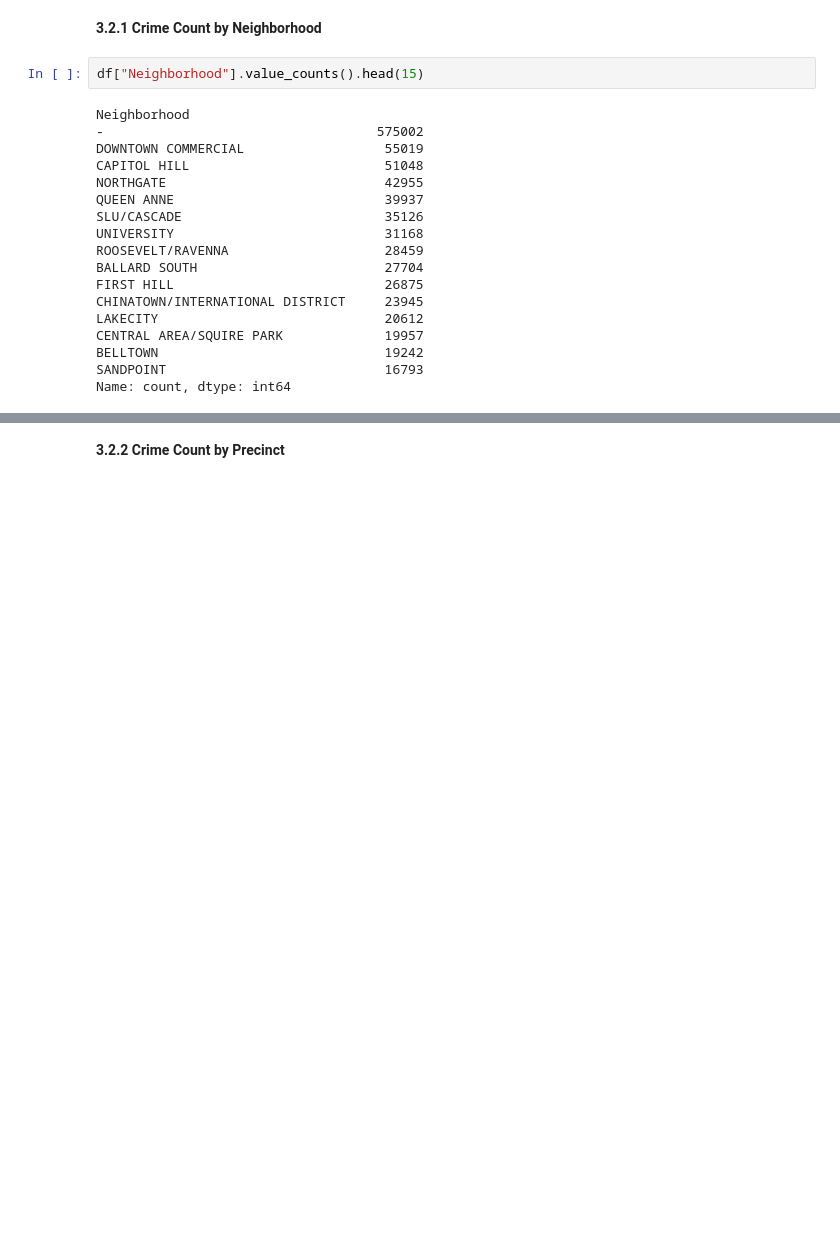
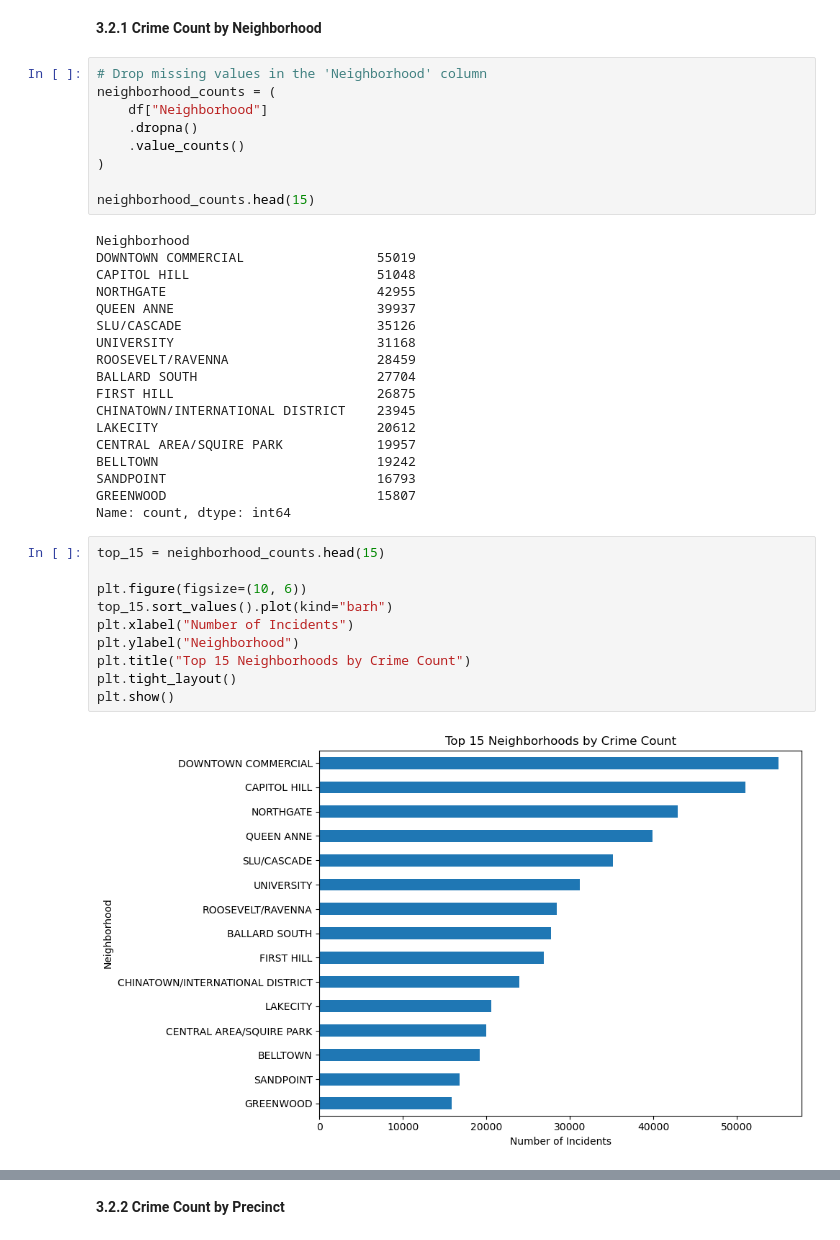
Before and after one commit to iluvcoding123/seattle-crime-clustering, a Jupyter notebook: crime_analysis.ipynb, the cells around one changed output, grey strips where cells are left out. Saved outputs shown, nothing was run; the diff lists cells and outputs as text; blank space fills up the shorter version.

Commit message:
3.2.1 plot

```diff
--- a/crime_analysis.ipynb
+++ b/crime_analysis.ipynb
@@ -299,22 +300,41 @@ Because the block-level address information is both redundant and difficult to e
 # %% [markdown]
 **3.2.1 Crime Count by Neighborhood**
 # %%
-df["Neighborhood"].value_counts().head(15)
+# Drop missing values in the 'Neighborhood' column
+neighborhood_counts = (
+    df["Neighborhood"]
+    .dropna()
+    .value_counts()
+)
+
+neighborhood_counts.head(15)
 # %% [output]
 Neighborhood
--                                   575002
-DOWNTOWN COMMERCIAL                  55019
-CAPITOL HILL                         51048
-NORTHGATE                            42955
-QUEEN ANNE                           39937
-SLU/CASCADE                          35126
-UNIVERSITY                           31168
-ROOSEVELT/RAVENNA                    28459
-BALLARD SOUTH                        27704
-FIRST HILL                           26875
-CHINATOWN/INTERNATIONAL DISTRICT     23945
-LAKECITY                             20612
-CENTRAL AREA/SQUIRE PARK             19957
-BELLTOWN                             19242
-SANDPOINT                            16793
+DOWNTOWN COMMERCIAL                 55019
+CAPITOL HILL                        51048
+NORTHGATE                           42955
+QUEEN ANNE                          39937
+SLU/CASCADE                         35126
+UNIVERSITY                          31168
+ROOSEVELT/RAVENNA                   28459
+BALLARD SOUTH                       27704
+FIRST HILL                          26875
+CHINATOWN/INTERNATIONAL DISTRICT    23945
+LAKECITY                            20612
+CENTRAL AREA/SQUIRE PARK            19957
+BELLTOWN                            19242
+SANDPOINT                           16793
+GREENWOOD                           15807
 Name: count, dtype: int64
+# %%
+top_15 = neighborhood_counts.head(15)
+
+plt.figure(figsize=(10, 6))
+top_15.sort_values().plot(kind="barh")
+plt.xlabel("Number of Incidents")
+plt.ylabel("Neighborhood")
+plt.title("Top 15 Neighborhoods by Crime Count")
+plt.tight_layout()
+plt.show()
+# %% [output]
+[figure, added]
```
Also changed, not shown: parts of 2 cells of this notebook.
